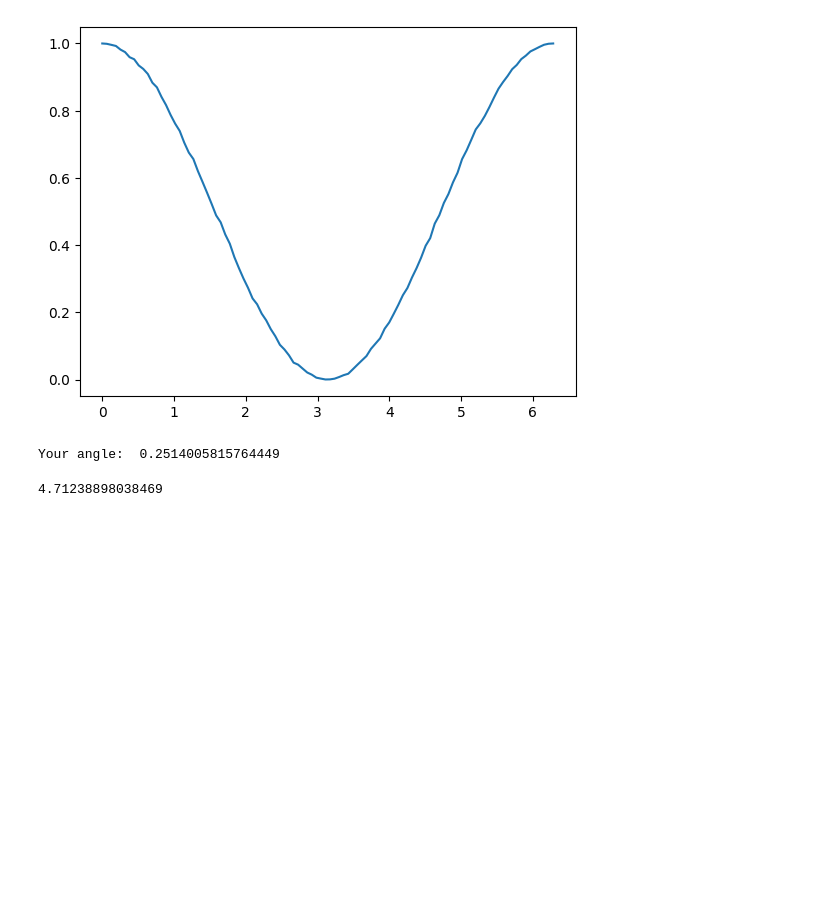
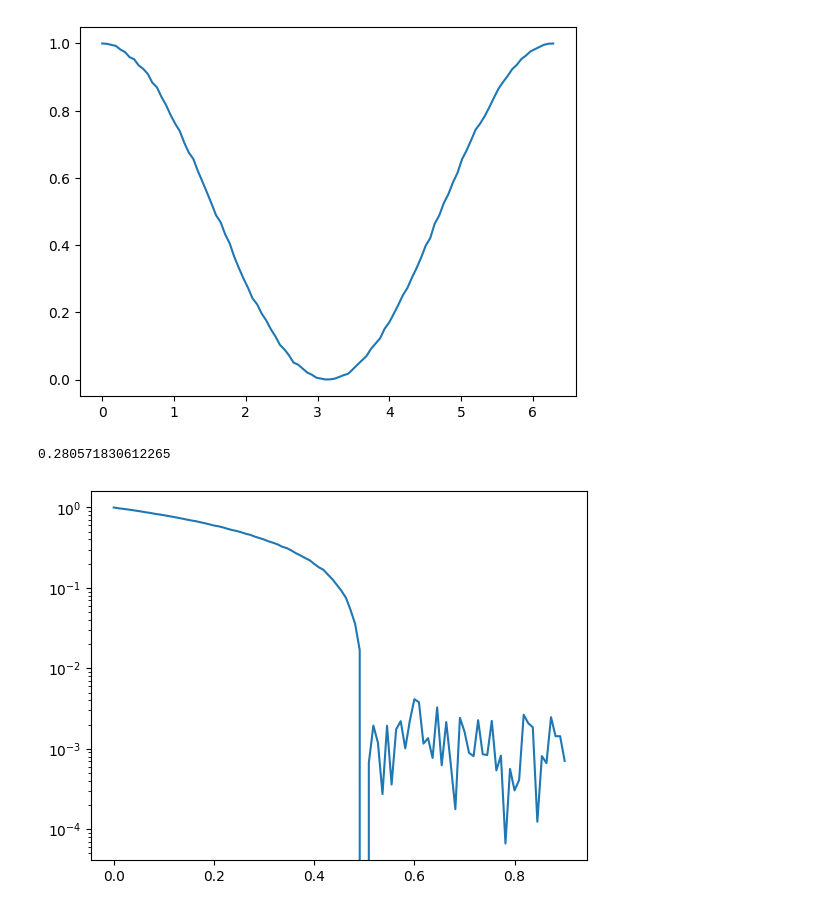
Before and after one commit to RicemanBoy/Bachelor, a Jupyter notebook: thestart.ipynb, the cells around one changed output. Saved outputs shown, nothing was run; the diff lists cells and outputs as text; code cells hidden in the pictures; blank space fills up the shorter version.

```diff
--- a/thestart.ipynb
+++ b/thestart.ipynb
@@ -47,7 +47,7 @@ plt.plot(angles,p)
 [<matplotlib.lines.Line2D at 0x...>]
 [figure]
 # %%
-def skill(phi: float, shots:int):
+def skill(phi: float, shots:int, error: float):
     angle = 2*np.pi*phi
     qr = QuantumRegister(1)
     qc = QuantumCircuit(qr)
@@ -63,42 +63,55 @@ def skill(phi: float, shots:int):
     counts = result.get_counts()
 
     p = 0
 
     if "0" in counts:
         p = counts["0"]/shots
     else:
-        return print("Your angle is 0!")
+        return 0.5
 
     hmm_1 = np.arccos(2*p-1)
     hmm_2 = 2*np.pi-hmm_1
 
     qr = QuantumRegister(1)
     qc = QuantumCircuit(qr)
 
     qc.h(0)
     qc.p(angle,0)
     qc.p(-hmm_1,0)
     qc.h(0)
     qc.measure_all()
 
+    depolarizing_prob = error
+    dep_error = depolarizing_error(depolarizing_prob, 1)
+    noise_model = NoiseModel()
+    noise_model.add_all_qubit_quantum_error(dep_error, ['h', "p"])  # Apply to single-qubit gates
+
     sim = AerSimulator()
-    job = sim.run(qc, shots=shots)
+    job = sim.run(qc, noise_model=noise_model, shots=shots)
     result = job.result()
     counts = result.get_counts()
 
     if "0" in counts:
         if counts["0"] >= shots*0.95:
-            return print("Your angle: ", (hmm_1/(2*np.pi)))
+            return hmm_1/(2*np.pi)
         else:
-            return print("Your angle: ", (hmm_2/(2*np.pi)))
+            return hmm_2/(2*np.pi)
+    else:
+        return 0.75
 
 
-skill(0.25, 10000)
+all = np.linspace(0,0.9,100)
+
+y = []
+
+for i in all:
+    run = skill(i,10000,1)
+    yes = np.abs(run-i)
+    y.append(yes)
+
+plt.plot(all,y)
+plt.yscale("log")
+print(np.mean(y))
 # %% [output]
-Your angle:  0.2514005815764449
+0.280571830612265
+[figure, added]
-# %%
-x = np.arccos(0)
-
-print(2*np.pi-x)
-# %% [output]
-4.71238898038469
```
